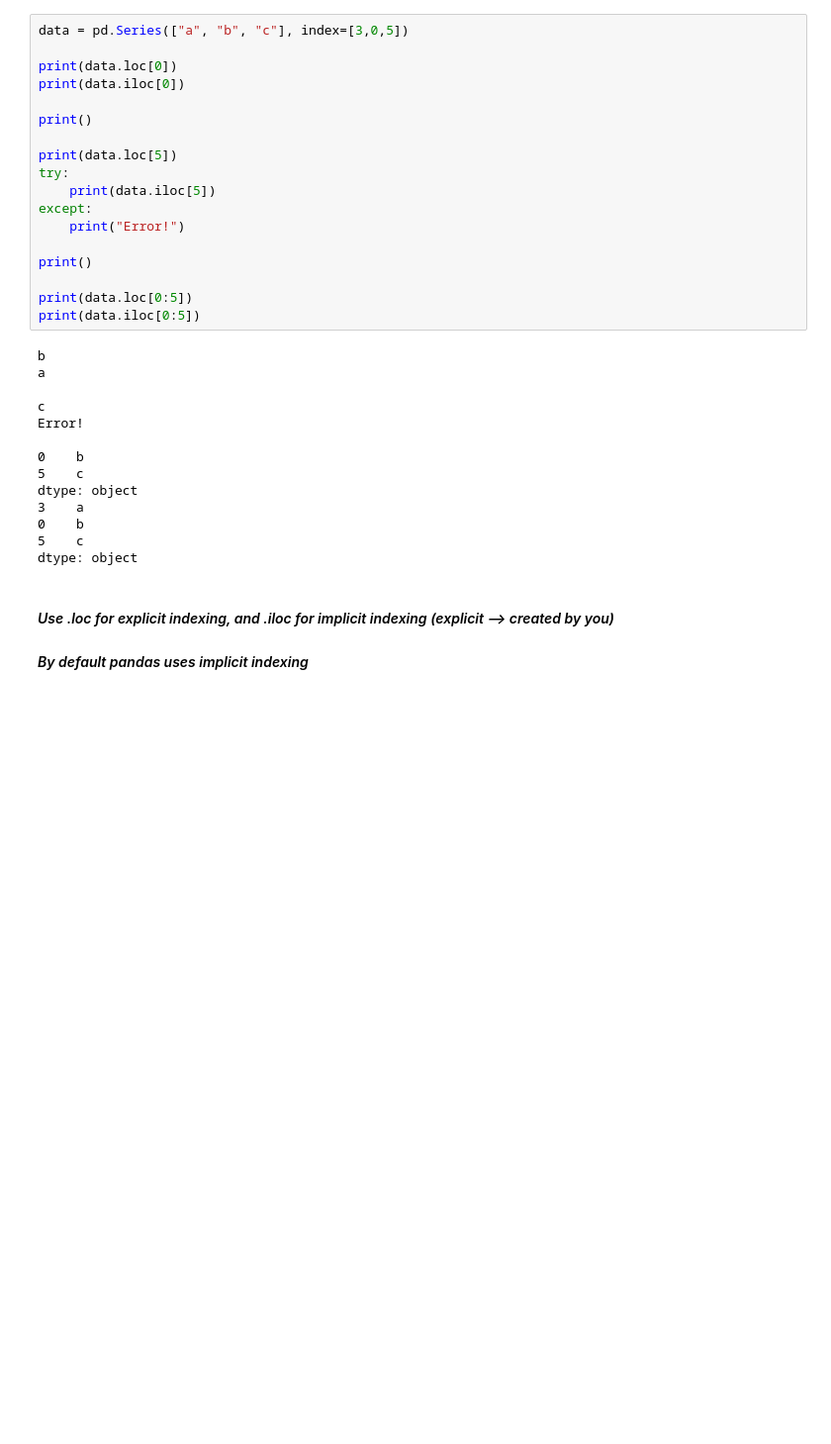
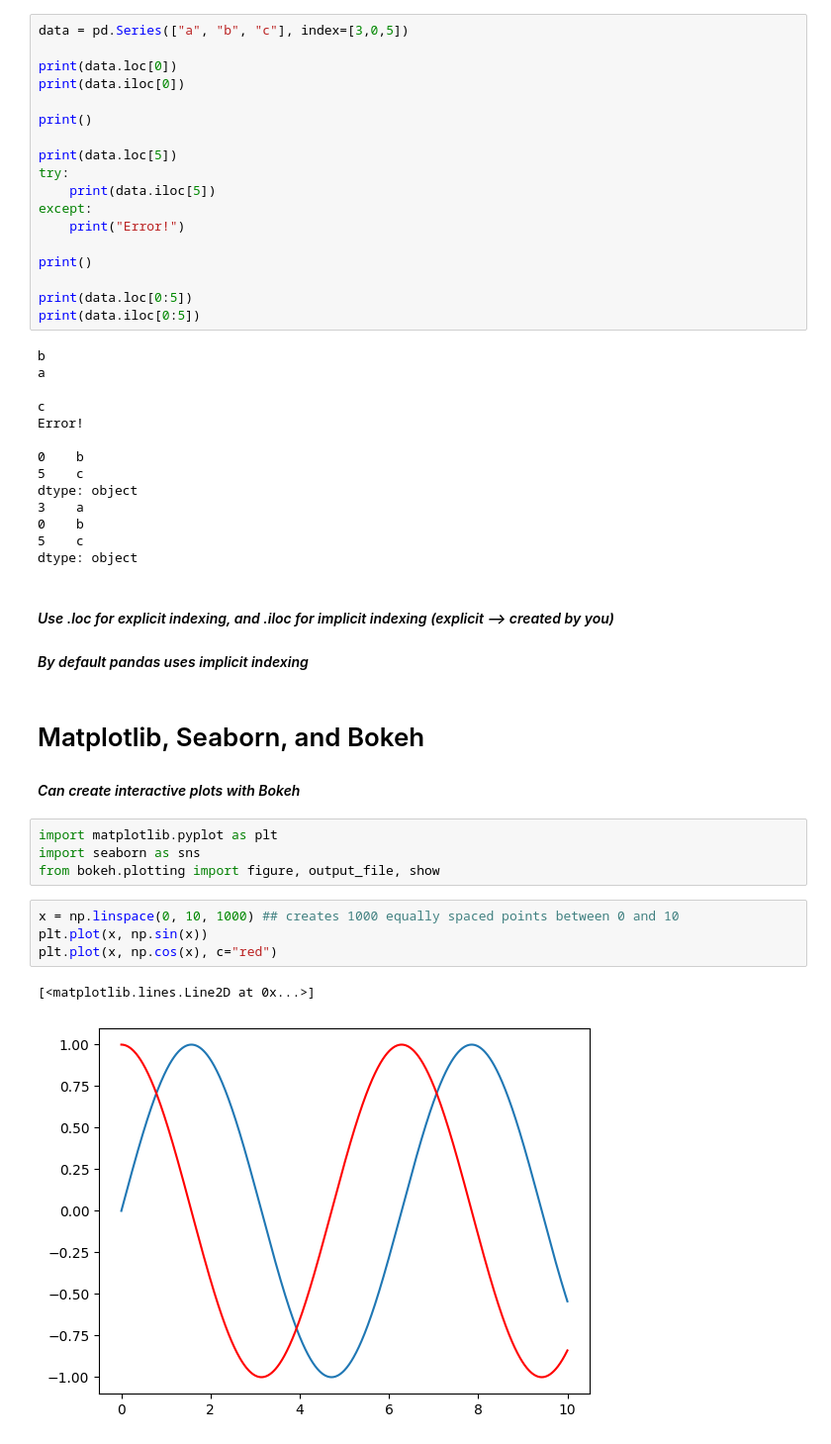
Before and after one commit to PowerCell12/Data-Science-Machine-Learning-Theory-Projects-A-Z-90-HOURS-Udemy, a Jupyter notebook: python-for-data-science-and-data-analysis.ipynb, the cells around one changed output. Shown: that part at 99% size. Drawn from its saved outputs; the diff is of its cells as text; blank space fills up the shorter version.

Commit message:
finish matplotlib, seaborn, and bokeh; start linear regression with scikit-learn

```diff
--- a/python-for-data-science-and-data-analysis.ipynb
+++ b/python-for-data-science-and-data-analysis.ipynb
@@ -323,3 +323,18 @@ dtype: object
 #### *Use .loc for explicit indexing, and .iloc for implicit indexing (explicit --> created by you)*
 
 #### *By default pandas uses implicit indexing*
+# %% [markdown]
+# Matplotlib, Seaborn, and Bokeh
+
+#### *Can create interactive plots with Bokeh*
+# %%
+import matplotlib.pyplot as plt
+import seaborn as sns
+from bokeh.plotting import figure, output_file, show
+# %%
+x = np.linspace(0, 10, 1000) ## creates 1000 equally spaced points between 0 and 10
+plt.plot(x, np.sin(x))
+plt.plot(x, np.cos(x), c="red")
+# %% [output]
+[<matplotlib.lines.Line2D at 0x...>]
+[figure, added]
```
Also changed, not shown: parts of 15 cells of this notebook.
